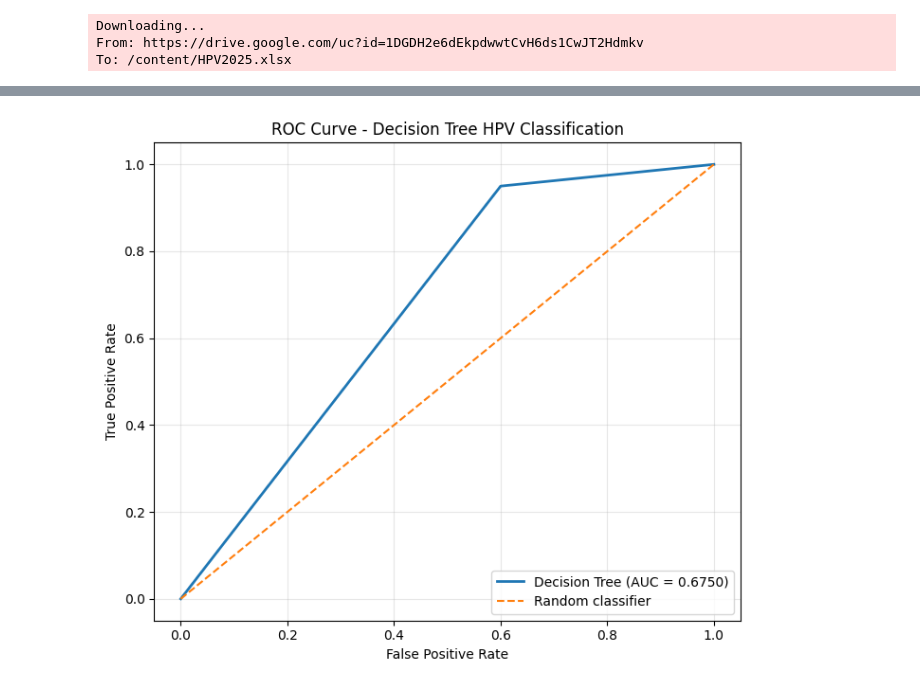
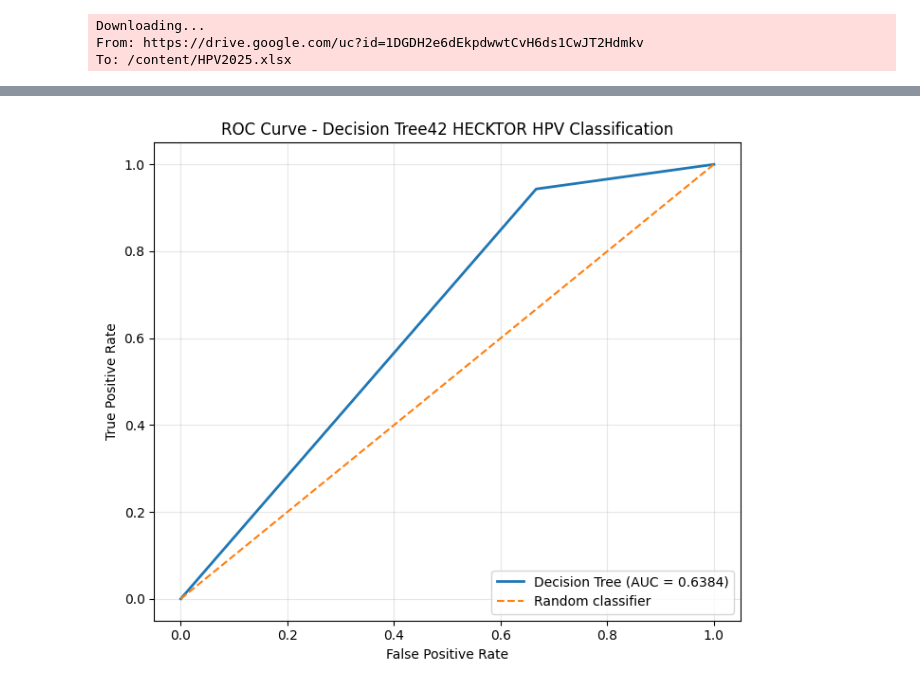
Before and after one commit to miriamamin1213-ux/FinalModels, a Jupyter notebook: DT_Hecktor.ipynb, the cells around one changed output, grey strips where cells are left out. Saved outputs shown, nothing was run; the diff lists cells and outputs as text; code cells hidden in the pictures.

```diff
--- a/DT_Hecktor.ipynb
+++ b/DT_Hecktor.ipynb
@@ -11,9 +11,10 @@ gdown.download(id="1DGDH2e6dEkpdwwtCvH6ds1CwJT2Hdmkv",output="HPV2025.xlsx",quie
 
 import os,random,numpy as np,pandas as pd
 from sklearn.model_selection import train_test_split
-from sklearn.preprocessing import StandardScaler
+from sklearn.preprocessing import OrdinalEncoder
 from sklearn.tree import DecisionTreeClassifier
-from sklearn.metrics import classification_report,confusion_matrix,balanced_accuracy_score,roc_auc_score,f1_score
+from sklearn.metrics import classification_report,confusion_matrix,balanced_accuracy_score,roc_auc_score,f1_score,roc_curve
+import matplotlib.pyplot as plt
 
 # ------------------------------------------------------------
 # Reproducibility
@@ -24,7 +25,7 @@ def seed_everything(seed=42):
     np.random.seed(seed)
     os.environ["PYTHONHASHSEED"]=str(seed)
 
-SEED=42          # Change to 43 then 44
+SEED=42
 seed_everything(SEED)
 
 # ------------------------------------------------------------
@@ -32,14 +33,8 @@ seed_everything(SEED)
 # ------------------------------------------------------------
 
 df=pd.read_excel("HPV2025.xlsx")
-df=df.dropna(subset=["HPV Status"])
-tobacco_mode=df["Tobacco Consumption"].mode()[0]
-df["Tobacco Consumption"]=df["Tobacco Consumption"].fillna(tobacco_mode)
-alcohol_mode=df["Alcohol Consumption"].mode()[0]
-df["Alcohol Consumption"]=df["Alcohol Consumption"].fillna(alcohol_mode)
+df=df.dropna(subset=["HPV Status"]).copy()
 df=df.drop(columns=["PatientID","CenterID","Task 1","Task 2","Task 3"])
-df=df.dropna()
-print(df.shape)
 
 # ------------------------------------------------------------
 # Encode stages
@@ -53,26 +48,59 @@ df["M-stage"]=df["M-stage"].replace({"M0":0,"M1":1})
 # Features
 # ------------------------------------------------------------
 
-X=df[["Age","Gender","Tobacco Consumption","Alcohol Consumption","Performance Status","Relapse","RFS","Treatment","T-stage","N-stage","M-stage"]]
-y=df["HPV Status"]
+feature_cols=["Age","Gender","Tobacco Consumption","Alcohol Consumption","Performance Status","Relapse","RFS","Treatment","T-stage","N-stage","M-stage"]
+X=df[feature_cols].copy()
+y=df["HPV Status"].copy()
+
+print("Dataset Shape:",df.shape)
+print("\nClass Distribution")
+print(y.value_counts())
 
 # ------------------------------------------------------------
 # Split
+# Stratified by HPV Status
 # ------------------------------------------------------------
 
-X_train,X_test,y_train,y_test=train_test_split(X,y,test_size=0.20,random_state=SEED)
+X_train,X_test,y_train,y_test=train_test_split(
+    X,y,test_size=0.20,random_state=SEED,stratify=y
+)
+X_train=X_train.copy()
+X_test=X_test.copy()
+
 print("\nTrain samples:")
 print(y_train.value_counts())
 print("\nTest samples:")
 print(y_test.value_counts())
 
 # ------------------------------------------------------------
-# Standardisation
+# Missing Values
+# Train-derived values ONLY
 # ------------------------------------------------------------
 
-scaler=StandardScaler()
-X_train=scaler.fit_transform(X_train)
-X_test=scaler.transform(X_test)
+cat_cols=["Gender","Tobacco Consumption","Alcohol Consumption","Performance Status","Relapse","Treatment","T-stage","N-stage","M-stage"]
+num_cols=["Age","RFS"]
+
+for col in cat_cols:
+    value=X_train[col].mode()[0]
+    X_train[col]=X_train[col].fillna(value)
+    X_test[col]=X_test[col].fillna(value)
+
+for col in num_cols:
+    value=X_train[col].median()
+    X_train[col]=X_train[col].fillna(value)
+    X_test[col]=X_test[col].fillna(value)
+
+# ------------------------------------------------------------
+# Encoding
+# Train-only encoding
+# ------------------------------------------------------------
+
+encoder=OrdinalEncoder(handle_unknown="use_encoded_value",unknown_value=-1)
+X_train[cat_cols]=encoder.fit_transform(X_train[cat_cols].astype(str))
+X_test[cat_cols]=encoder.transform(X_test[cat_cols].astype(str))
+
+print("\nNumber of Features:",X.shape[1])
+print("Scaling: None - tree-based model")
 
 # ------------------------------------------------------------
 # NO SMOTE
@@ -139,14 +167,18 @@ print(f"AUC:                 {auc:.4f}")
 
 print()
 print("====================================")
-print("DECISION TREE SUMMARY")
+print("DECISION TREE42_HECKTOR SUMMARY")
 print("====================================")
 print("Model : Decision Tree")
 print("Input Features : 11")
 print("Learning Rate : N/A")
 print("Optimiser : N/A")
-print("Class Weights : None")
+print("Scaling : None - tree-based model")
+print("Class Weights : Automatic (training labels)")
 print("SMOTE : No")
+print("Preprocessing : Train-only")
+print("Imputation : Train-derived mode/median")
+print("Encoding : Train-fitted OrdinalEncoder")
 print("Training Patients :",len(y_train))
 print("Test Patients :",len(y_test))
 print("Seed :",SEED)
@@ -164,31 +196,24 @@ print()
 print("Analysis Complete.")
 
 # ------------------------------------------------------------
-# ROC CURVE
+# ROC / AUC CURVE
 # ------------------------------------------------------------
 
-from sklearn.metrics import roc_curve
-import matplotlib.pyplot as plt
+fpr,tpr,thresholds=roc_curve(y_test,probabilities)
+auc_curve=roc_auc_score(y_test,probabilities)
 
-# Calculate ROC curve
-fpr,tpr,thresholds=roc_curve(y_test,probabilities)
-
-# Plot ROC curve
 plt.figure(figsize=(7,6))
-plt.plot(fpr,tpr,linewidth=2,label=f'Decision Tree (AUC = {auc:.4f})')
-
-# Random classifier
+plt.plot(fpr,tpr,linewidth=2,label=f'Decision Tree (AUC = {auc_curve:.4f})')
 plt.plot([0,1],[0,1],linestyle='--',linewidth=1.5,label='Random classifier')
-
 plt.xlabel('False Positive Rate')
 plt.ylabel('True Positive Rate')
-plt.title('ROC Curve - Decision Tree HPV Classification')
+plt.title('ROC Curve - Decision Tree42 HECKTOR HPV Classification')
 plt.legend(loc='lower right')
 plt.grid(alpha=0.3)
 plt.tight_layout()
 plt.show()
 
-print(f"AUC: {auc:.4f}")
+print(f"ROC AUC: {auc_curve:.4f}")
 # %% [output]
 Downloading...
 From: https://drive.google.com/uc?id=1DGDH2e6dEkpdwwtCvH6ds1CwJT2Hdmkv
@@ -211,3 +236,3 @@ HPV Status
 
 Analysis Complete.
-[figure, old version]
+[figure, new version]
```
Also changed, not shown: parts of 1 cell of this notebook.
